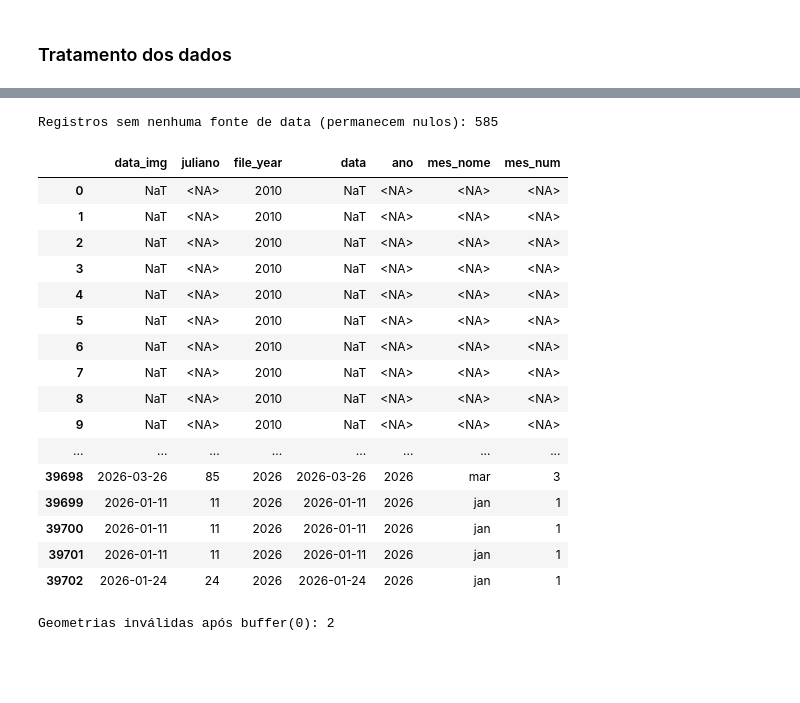
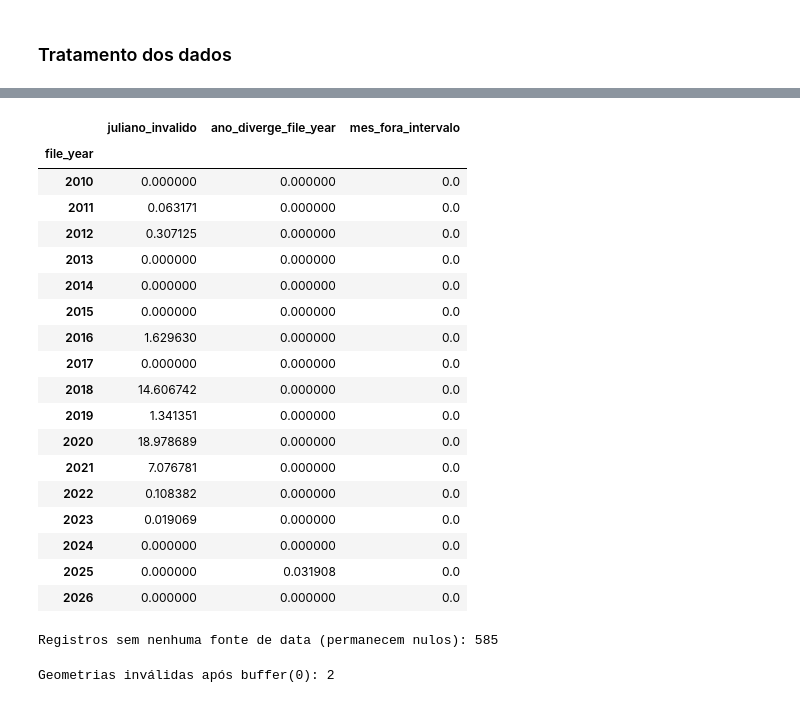
Before and after one commit to AndersonAlvesCoelho/pyroregions-classification, a Jupyter notebook: product_fires.ipynb, the cells around one changed output, grey strips where cells are left out. Saved outputs shown, nothing was run; the diff lists cells and outputs as text; code cells hidden in the pictures; blank space fills up the shorter version.

```diff
--- a/product_fires.ipynb
+++ b/product_fires.ipynb
@@ -229,3 +253,25 @@ gdf_aaf[
+# %%
+inconsistente_por_ano
+# %% [output]
+|  | juliano_invalido | ano_diverge_file_year | mes_fora_intervalo |
+| file_year |  |  |  |
+| 2010 | 0.000000 | 0.000000 | 0.0 |
+| 2011 | 0.063171 | 0.000000 | 0.0 |
+| 2012 | 0.307125 | 0.000000 | 0.0 |
+| 2013 | 0.000000 | 0.000000 | 0.0 |
+| 2014 | 0.000000 | 0.000000 | 0.0 |
+| 2015 | 0.000000 | 0.000000 | 0.0 |
+| 2016 | 1.629630 | 0.000000 | 0.0 |
+| 2017 | 0.000000 | 0.000000 | 0.0 |
+| 2018 | 14.606742 | 0.000000 | 0.0 |
+| 2019 | 1.341351 | 0.000000 | 0.0 |
+| 2020 | 18.978689 | 0.000000 | 0.0 |
+| 2021 | 7.076781 | 0.000000 | 0.0 |
+| 2022 | 0.108382 | 0.000000 | 0.0 |
+| 2023 | 0.019069 | 0.000000 | 0.0 |
+| 2024 | 0.000000 | 0.000000 | 0.0 |
+| 2025 | 0.000000 | 0.031908 | 0.0 |
+| 2026 | 0.000000 | 0.000000 | 0.0 |
 # %%
 # Normalização das colunas de data, sem criar coluna nova, só preenchendo/corrigindo
 # as 7 colunas existentes a partir da fonte mais confiável disponível por registro
@@ -269,36 +315,6 @@ gdf_aaf["mes_nome"] = gdf_aaf["mes_nome"].astype("string")
 print(f"Registros sem nenhuma fonte de data (permanecem nulos): {canonical_date.isna().sum()}")
 # %% [output]
 Registros sem nenhuma fonte de data (permanecem nulos): 585
-# %%
-gdf_aaf[
-    [
-        "data_img",
-        "juliano",
-        "file_year",
-        "data",
-        "ano",
-        "mes_nome",
-        "mes_num",
-    ]
-].groupby("file_year").head(10)
-# %% [output]
-|  | data_img | juliano | file_year | data | ano | mes_nome | mes_num |
-| 0 | NaT | <NA> | 2010 | NaT | <NA> | <NA> | <NA> |
-| 1 | NaT | <NA> | 2010 | NaT | <NA> | <NA> | <NA> |
-| 2 | NaT | <NA> | 2010 | NaT | <NA> | <NA> | <NA> |
-| 3 | NaT | <NA> | 2010 | NaT | <NA> | <NA> | <NA> |
-| 4 | NaT | <NA> | 2010 | NaT | <NA> | <NA> | <NA> |
-| 5 | NaT | <NA> | 2010 | NaT | <NA> | <NA> | <NA> |
-| 6 | NaT | <NA> | 2010 | NaT | <NA> | <NA> | <NA> |
-| 7 | NaT | <NA> | 2010 | NaT | <NA> | <NA> | <NA> |
-| 8 | NaT | <NA> | 2010 | NaT | <NA> | <NA> | <NA> |
-| 9 | NaT | <NA> | 2010 | NaT | <NA> | <NA> | <NA> |
-| ... | ... | ... | ... | ... | ... | ... | ... |
-| 39698 | 2026-03-26 | 85 | 2026 | 2026-03-26 | 2026 | mar | 3 |
-| 39699 | 2026-01-11 | 11 | 2026 | 2026-01-11 | 2026 | jan | 1 |
-| 39700 | 2026-01-11 | 11 | 2026 | 2026-01-11 | 2026 | jan | 1 |
-| 39701 | 2026-01-11 | 11 | 2026 | 2026-01-11 | 2026 | jan | 1 |
-| 39702 | 2026-01-24 | 24 | 2026 | 2026-01-24 | 2026 | jan | 1 |
 # %%
 #  Reprojeção e correção de geometria
 
```
Also changed, not shown: parts of 6 cells of this notebook.
